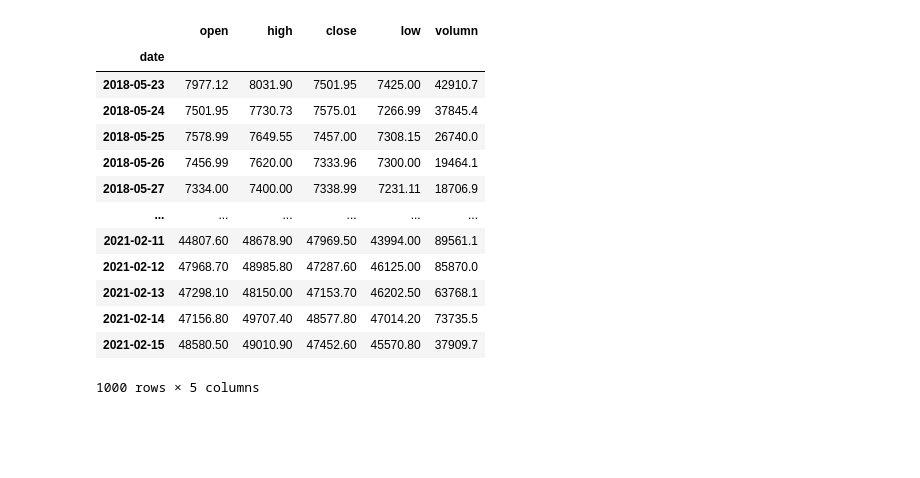
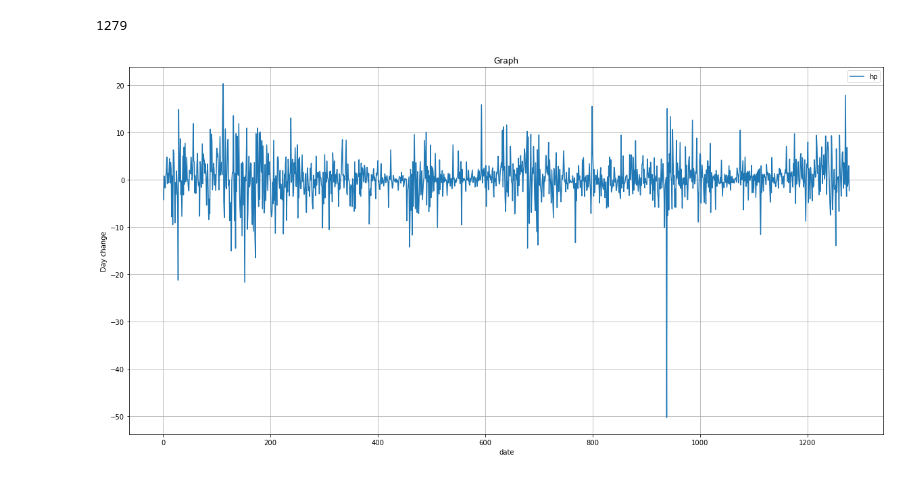
Before and after one commit to bachpx195/the_big_trade, a Jupyter notebook: python_for_finance/main.ipynb, the cells around one changed output. Cells and saved outputs as stored; diff of their text form; code cells hidden in the pictures; blank space fills up the shorter version.

```diff
--- a/python_for_finance/main.ipynb
+++ b/python_for_finance/main.ipynb
@@ -2,29 +2,34 @@
 from models.candlestick import Candlestick
 import pandas as pd
 import numpy as np
+import matplotlib.pyplot as plt
+%matplotlib inline
 
 def logDiff(x):
     x_diff = 100*np.log(x/x.shift(1))
     return x_diff
 
 candlestick = Candlestick()
+df = candlestick.to_df()
+data = logDiff(df['close'])
 
-df = candlestick.to_df()
-
-df
+print(df['close'].count())
 # %% [output]
-|  | open | high | close | low | volumn |
-| date |  |  |  |  |  |
-| 2018-05-23 | 7977.12 | 8031.90 | 7501.95 | 7425.00 | 42910.7 |
-| 2018-05-24 | 7501.95 | 7730.73 | 7575.01 | 7266.99 | 37845.4 |
-| 2018-05-25 | 7578.99 | 7649.55 | 7457.00 | 7308.15 | 26740.0 |
-| 2018-05-26 | 7456.99 | 7620.00 | 7333.96 | 7300.00 | 19464.1 |
-| 2018-05-27 | 7334.00 | 7400.00 | 7338.99 | 7231.11 | 18706.9 |
-| ... | ... | ... | ... | ... | ... |
-| 2021-02-11 | 44807.60 | 48678.90 | 47969.50 | 43994.00 | 89561.1 |
-| 2021-02-12 | 47968.70 | 48985.80 | 47287.60 | 46125.00 | 85870.0 |
-| 2021-02-13 | 47298.10 | 48150.00 | 47153.70 | 46202.50 | 63768.1 |
-| 2021-02-14 | 47156.80 | 49707.40 | 48577.80 | 47014.20 | 73735.5 |
-| 2021-02-15 | 48580.50 | 49010.90 | 47452.60 | 45570.80 | 37909.7 |
-1000 rows × 5 columns
+1279
+# %%
+
+
+plt.figure(figsize=(20,10))
+
+plt.plot(data, label='hp')
+
+plt.xlabel('date')
+plt.ylabel('Day change')
+plt.title('Graph')
+plt.grid(True)
+
+plt.legend()
+plt.show()
+# %% [output]
+[figure, added]
 # %%
```
Also changed, not shown: parts of 2 cells of this notebook, 2 other files.
